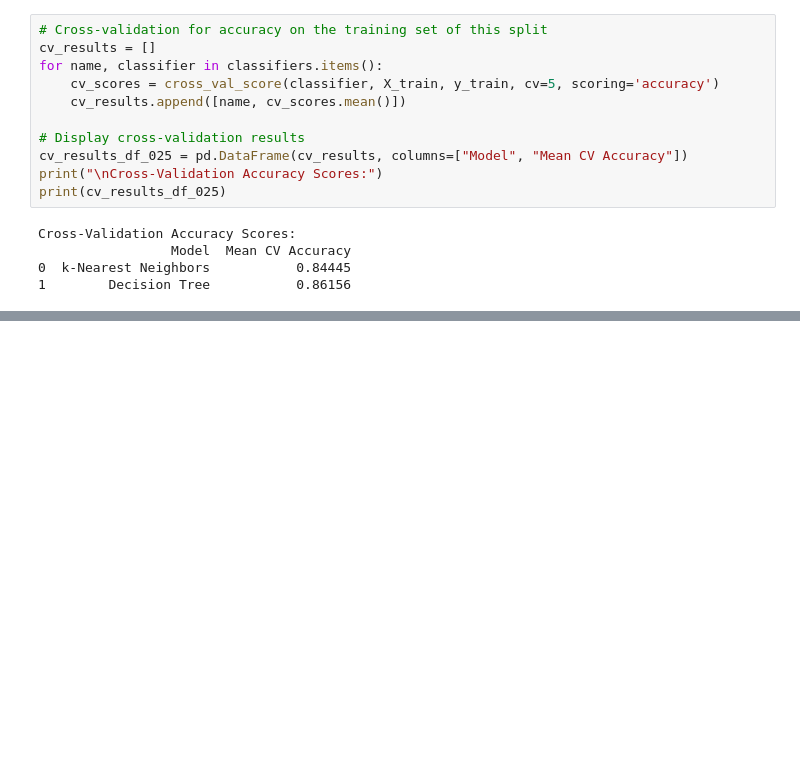
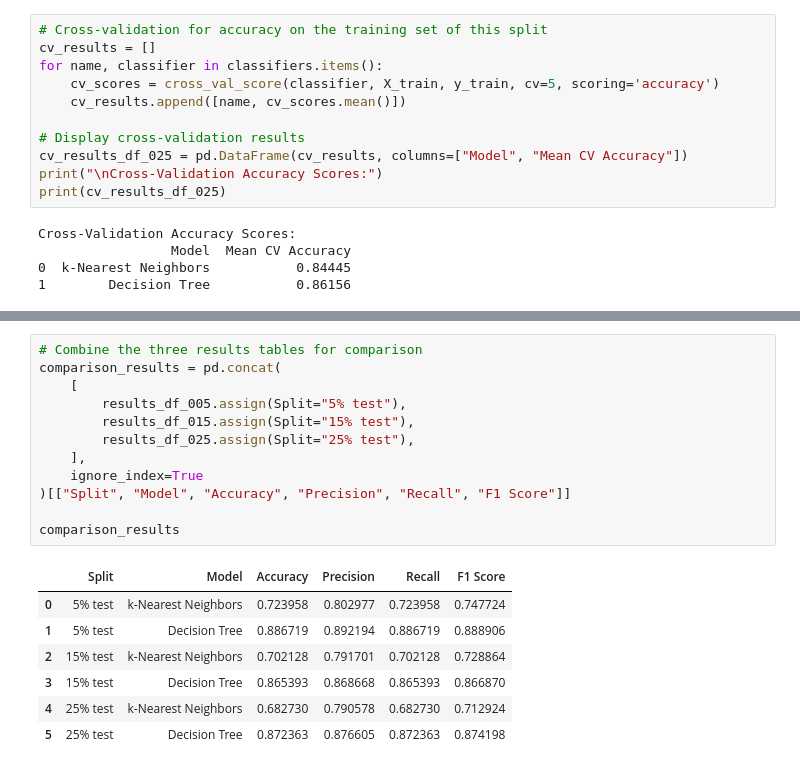
Before and after one commit to mafs794/Gymnastics-Prediction-Machine-Learning-CA1, a Jupyter notebook: ca1_2026794.ipynb, the cells around one changed output, grey strips where cells are left out. Drawn from its saved outputs; the diff is of its cells as text; blank space fills up the shorter version.

```diff
--- a/ca1_2026794.ipynb
+++ b/ca1_2026794.ipynb
@@ -649,0 +630,20 @@ Cross-Validation Accuracy Scores after GridSearchCV:
+# %%
+# Combine the three results tables for comparison
+comparison_results = pd.concat(
+    [
+        results_df_005.assign(Split="5% test"),
+        results_df_015.assign(Split="15% test"),
+        results_df_025.assign(Split="25% test"),
+    ],
+    ignore_index=True
+)[["Split", "Model", "Accuracy", "Precision", "Recall", "F1 Score"]]
+
+comparison_results
+# %% [output]
+|  | Split | Model | Accuracy | Precision | Recall | F1 Score |
+| 0 | 5% test | k-Nearest Neighbors | 0.723958 | 0.802977 | 0.723958 | 0.747724 |
+| 1 | 5% test | Decision Tree | 0.886719 | 0.892194 | 0.886719 | 0.888906 |
+| 2 | 15% test | k-Nearest Neighbors | 0.702128 | 0.791701 | 0.702128 | 0.728864 |
+| 3 | 15% test | Decision Tree | 0.865393 | 0.868668 | 0.865393 | 0.866870 |
+| 4 | 25% test | k-Nearest Neighbors | 0.682730 | 0.790578 | 0.682730 | 0.712924 |
+| 5 | 25% test | Decision Tree | 0.872363 | 0.876605 | 0.872363 | 0.874198 |
```
Also changed, not shown: parts of 18 cells of this notebook.
